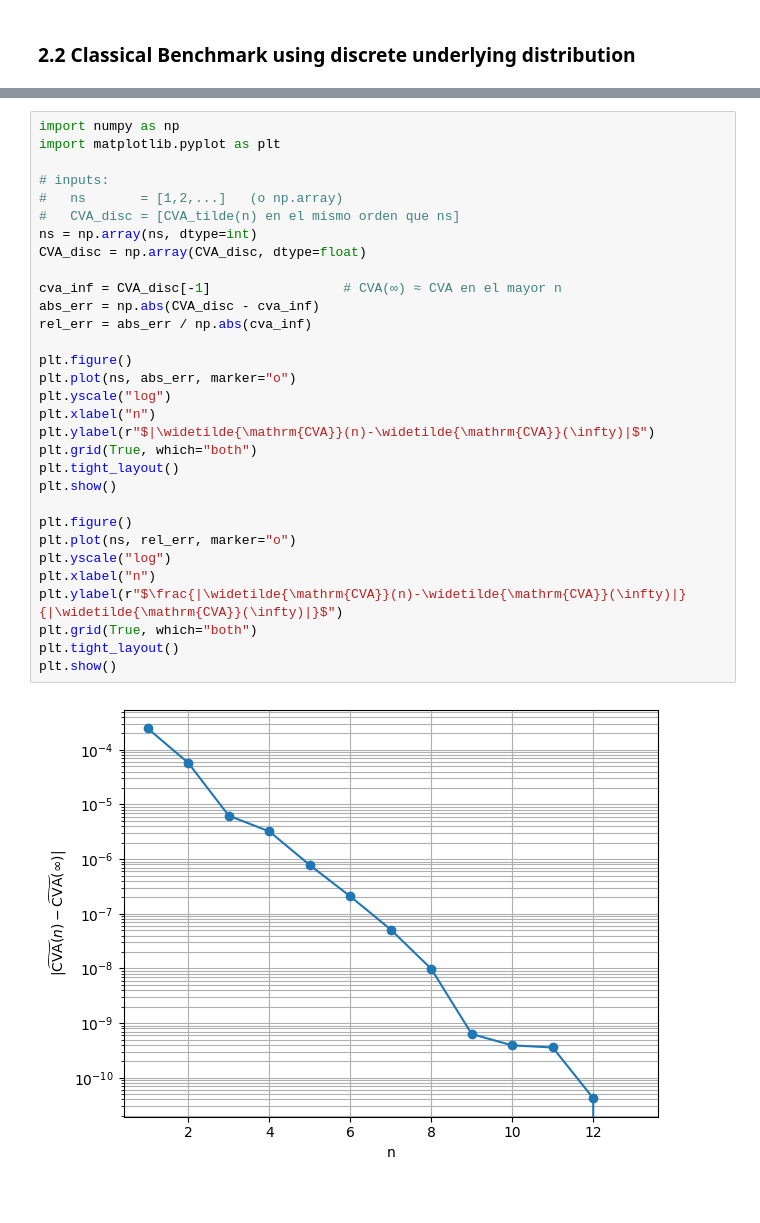
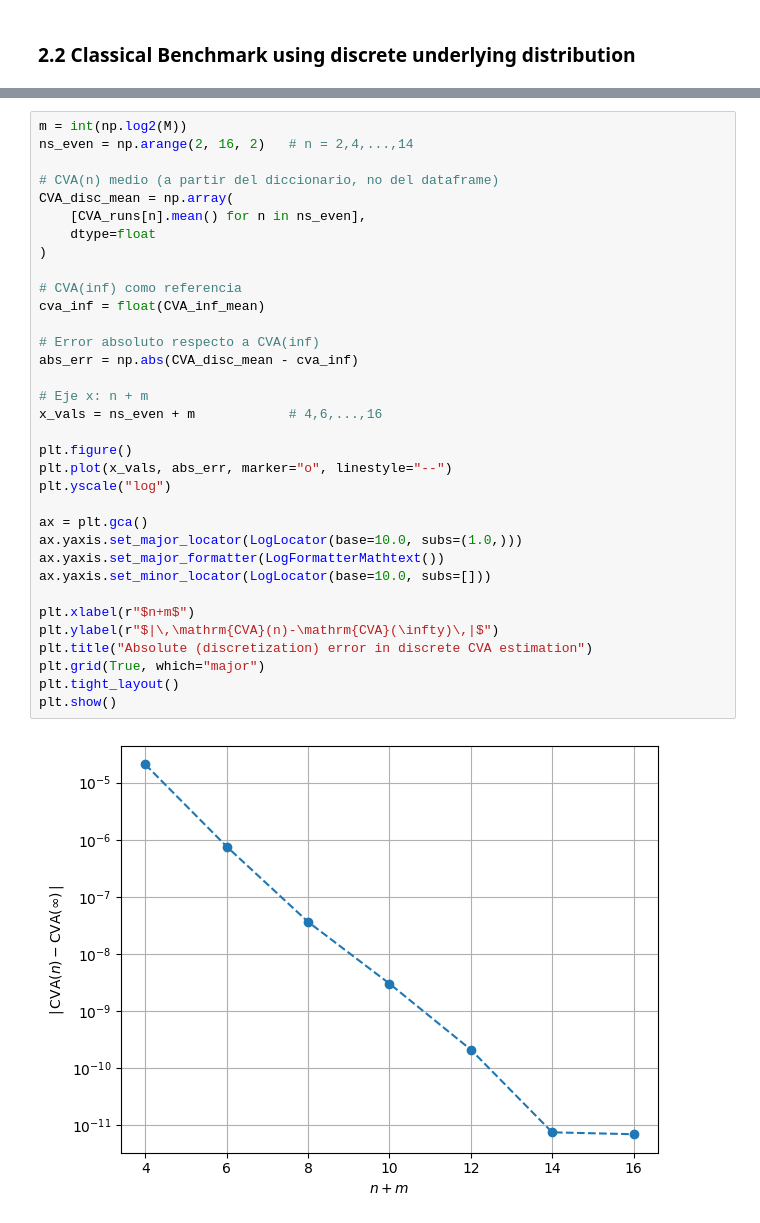
Before and after one commit to gborras10/Quantum-CVA, a Jupyter notebook: MC_benchmark/CVA_MC.ipynb, the cells around one changed output, grey strips where cells are left out. Drawn from its saved outputs; the diff is of its cells as text.

```diff
--- a/MC_benchmark/CVA_MC.ipynb
+++ b/MC_benchmark/CVA_MC.ipynb
@@ -485,33 +450,36 @@ n=13 (N=8192)  CVA_tilde(n) = 5.47394202e-05
 # %%
-import numpy as np
-import matplotlib.pyplot as plt
+m = int(np.log2(M))
+ns_even = np.arange(2, 16, 2)   # n = 2,4,...,14
 
-# inputs:
-#   ns       = [1,2,...]   (o np.array)
-#   CVA_disc = [CVA_tilde(n) en el mismo orden que ns]
-ns = np.array(ns, dtype=int)
-CVA_disc = np.array(CVA_disc, dtype=float)
+# CVA(n) medio (a partir del diccionario, no del dataframe)
+CVA_disc_mean = np.array(
+    [CVA_runs[n].mean() for n in ns_even],
+    dtype=float
+)
 
-cva_inf = CVA_disc[-1]                 # CVA(∞) ≈ CVA en el mayor n
-abs_err = np.abs(CVA_disc - cva_inf)
-rel_err = abs_err / np.abs(cva_inf)
+# CVA(inf) como referencia
+cva_inf = float(CVA_inf_mean)
+
+# Error absoluto respecto a CVA(inf)
+abs_err = np.abs(CVA_disc_mean - cva_inf)
+
+# Eje x: n + m
+x_vals = ns_even + m            # 4,6,...,16
 
 plt.figure()
-plt.plot(ns, abs_err, marker="o")
+plt.plot(x_vals, abs_err, marker="o", linestyle="--")
 plt.yscale("log")
-plt.xlabel("n")
-plt.ylabel(r"$|\widetilde{\mathrm{CVA}}(n)-\widetilde{\mathrm{CVA}}(\infty)|$")
-plt.grid(True, which="both")
+
+ax = plt.gca()
+ax.yaxis.set_major_locator(LogLocator(base=10.0, subs=(1.0,)))
+ax.yaxis.set_major_formatter(LogFormatterMathtext())
+ax.yaxis.set_minor_locator(LogLocator(base=10.0, subs=[]))
+
+plt.xlabel(r"$n+m$")
+plt.ylabel(r"$|\,\mathrm{CVA}(n)-\mathrm{CVA}(\infty)\,|$")
+plt.title("Absolute (discretization) error in discrete CVA estimation")
+plt.grid(True, which="major")
 plt.tight_layout()
 plt.show()
-
-plt.figure()
-plt.plot(ns, rel_err, marker="o")
-plt.yscale("log")
-plt.xlabel("n")
-plt.ylabel(r"$\frac{|\widetilde{\mathrm{CVA}}(n)-\widetilde{\mathrm{CVA}}(\infty)|}{|\widetilde{\mathrm{CVA}}(\infty)|}$")
-plt.grid(True, which="both")
-plt.tight_layout()
-plt.show()
 # %% [output]
-[figure, old version]
+[figure, new version]
```
Also changed, not shown: parts of 7 cells of this notebook, 1 other file.
